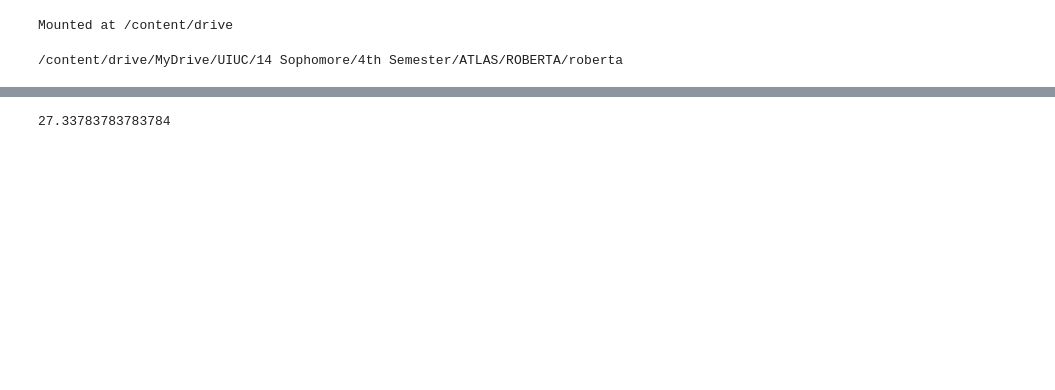
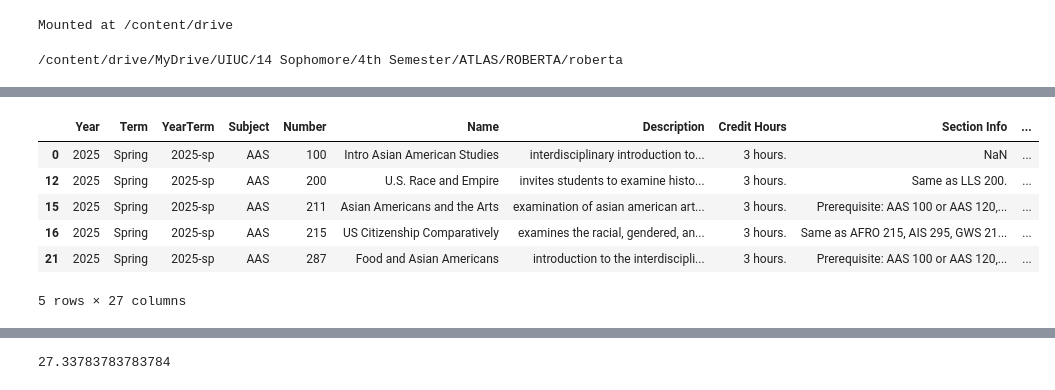
Before and after one commit to suvancha9866/coursesimilarity, a Jupyter notebook: courses.ipynb, the cells around one changed output, grey strips where cells are left out. Saved outputs shown, nothing was run; the diff lists cells and outputs as text; code cells hidden in the pictures; blank space fills up the shorter version.

```diff
--- a/courses.ipynb
+++ b/courses.ipynb
@@ -43,0 +49,10 @@ df
+# %%
+display(df.head())
+# %% [output]
+|  | Year | Term | YearTerm | Subject | Number | Name | Description | Credit Hours | Section Info | ... |
+| 0 | 2025 | Spring | 2025-sp | AAS | 100 | Intro Asian American Studies | interdisciplinary introduction to... | 3 hours. | NaN | ... |
+| 12 | 2025 | Spring | 2025-sp | AAS | 200 | U.S. Race and Empire | invites students to examine histo... | 3 hours. | Same as LLS 200. | ... |
+| 15 | 2025 | Spring | 2025-sp | AAS | 211 | Asian Americans and the Arts | examination of asian american art... | 3 hours. | Prerequisite: AAS 100 or AAS 120,... | ... |
+| 16 | 2025 | Spring | 2025-sp | AAS | 215 | US Citizenship Comparatively | examines the racial, gendered, an... | 3 hours. | Same as AFRO 215, AIS 295, GWS 21... | ... |
+| 21 | 2025 | Spring | 2025-sp | AAS | 287 | Food and Asian Americans | introduction to the interdiscipli... | 3 hours. | Prerequisite: AAS 100 or AAS 120,... | ... |
+5 rows × 27 columns
```
Also changed, not shown: parts of 9 cells of this notebook, 4 other files.
